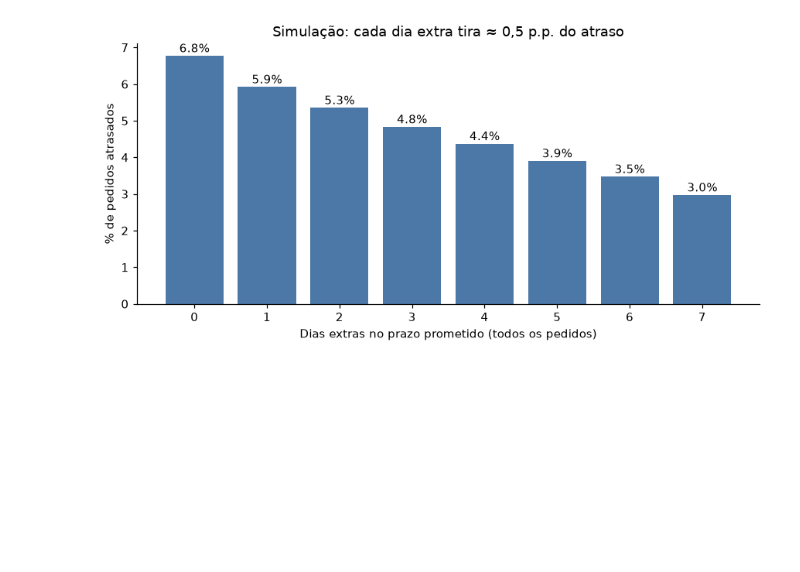
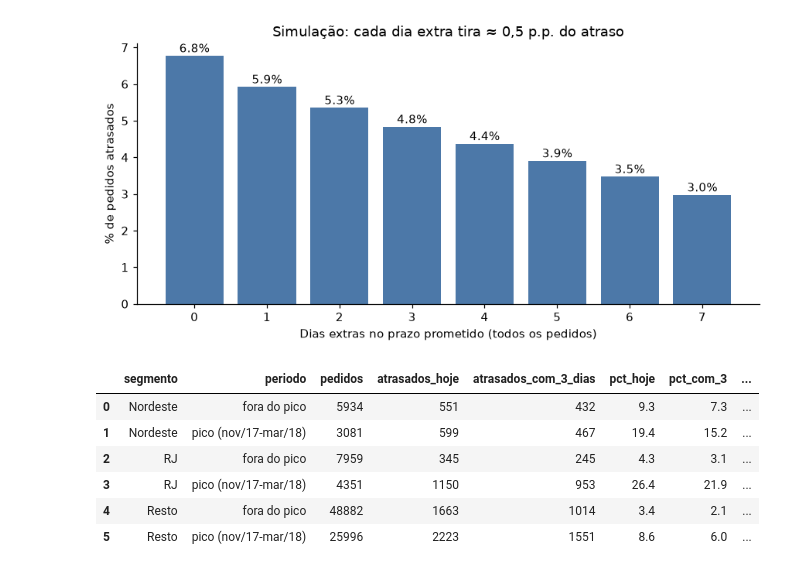
Before and after one commit to Luis-Filipe-Santos/olist-delivery-delay, a Jupyter notebook: notebooks/02_analise_atraso.ipynb, the cells around one changed output. Saved outputs shown, nothing was run; the diff lists cells and outputs as text; code cells hidden in the pictures; blank space fills up the shorter version.

```diff
--- a/notebooks/02_analise_atraso.ipynb
+++ b/notebooks/02_analise_atraso.ipynb
@@ -395,3 +395,33 @@ plt.show()
 [figure]
 [figure]
 [figure]
+# %%
+con.sql("""
+WITH seg AS (
+  SELECT
+    CASE WHEN customer_state = 'RJ' THEN 'RJ'
+         WHEN customer_state IN ('AL','MA','SE','PI','CE','BA','PE','PB','RN') THEN 'Nordeste'
+         ELSE 'Resto' END AS segmento,
+    CASE WHEN dt_compra >= '2017-11-01' AND dt_compra < '2018-04-01'
+         THEN 'pico (nov/17-mar/18)' ELSE 'fora do pico' END AS periodo,
+    dias_atraso
+  FROM analitica_pedidos
+  WHERE dt_compra >= '2017-01-01'
+)
+SELECT segmento, periodo, COUNT(*) AS pedidos,
+  COUNT(*) FILTER (WHERE dias_atraso > 0) AS atrasados_hoje,
+  COUNT(*) FILTER (WHERE dias_atraso > 3) AS atrasados_com_3_dias,
+  ROUND(100.0 * AVG((dias_atraso > 0)::INT), 1) AS pct_hoje,
+  ROUND(100.0 * AVG((dias_atraso > 3)::INT), 1) AS pct_com_3,
+  ROUND(1000.0 * (COUNT(*) FILTER (WHERE dias_atraso > 0)
+                - COUNT(*) FILTER (WHERE dias_atraso > 3)) / COUNT(*), 1) AS evitados_por_1000
+FROM seg GROUP BY 1, 2 ORDER BY 1, 2
+""").df()
+# %% [output]
+|  | segmento | periodo | pedidos | atrasados_hoje | atrasados_com_3_dias | pct_hoje | pct_com_3 | ... |
+| 0 | Nordeste | fora do pico | 5934 | 551 | 432 | 9.3 | 7.3 | ... |
+| 1 | Nordeste | pico (nov/17-mar/18) | 3081 | 599 | 467 | 19.4 | 15.2 | ... |
+| 2 | RJ | fora do pico | 7959 | 345 | 245 | 4.3 | 3.1 | ... |
+| 3 | RJ | pico (nov/17-mar/18) | 4351 | 1150 | 953 | 26.4 | 21.9 | ... |
+| 4 | Resto | fora do pico | 48882 | 1663 | 1014 | 3.4 | 2.1 | ... |
+| 5 | Resto | pico (nov/17-mar/18) | 25996 | 2223 | 1551 | 8.6 | 6.0 | ... |
```
